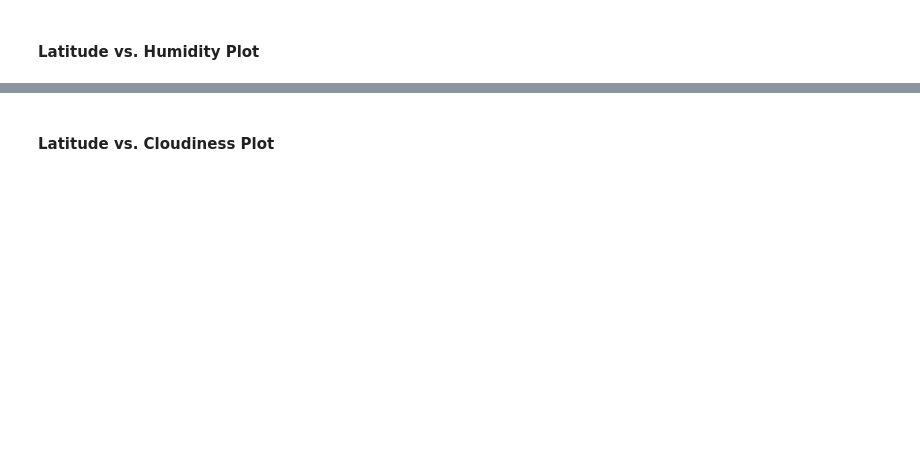
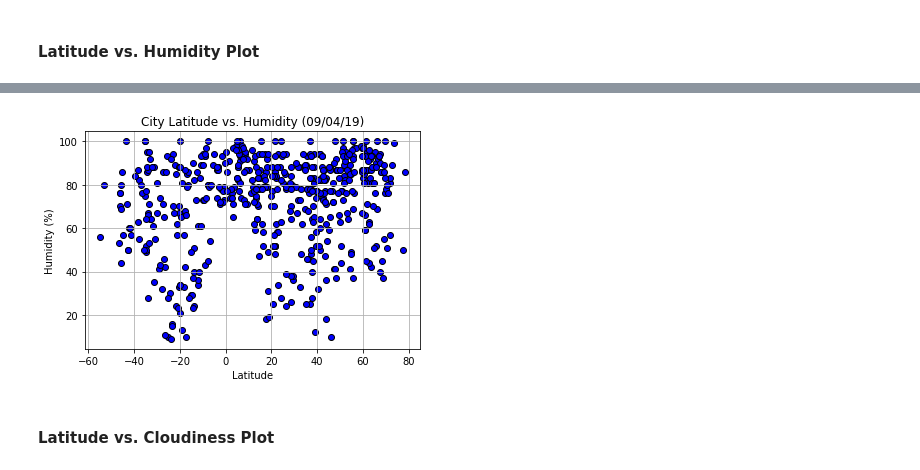
Before and after one commit to dfirestone73/PythonAPIs, a Jupyter notebook: starter_code/WeatherPy.ipynb, the cells around one changed output, grey strips where cells are left out. Drawn from its saved outputs; the diff is of its cells as text; code cells hidden in the pictures; blank space fills up the shorter version.

```diff
--- a/starter_code/WeatherPy.ipynb
+++ b/starter_code/WeatherPy.ipynb
@@ -253,2 +277,20 @@ ValueError: could not convert string to float:
+# %%
+x_axis=weatherDF['Lat']
+y_axis=weatherDF['Humidity']
+plt.xlabel("Latitude")
+plt.ylabel("Humidity (%)")
+
+plt.scatter(x_axis,
+             y_axis,
+             marker='o',
+             facecolors='blue',
+             edgecolors="black"
+             )
+
+plt.title('City Latitude vs. Humidity (09/04/19)')
+plt.grid()
+plt.savefig('Humidity.png')
+# %% [output]
+[figure, added]
 # %% [markdown]
 #### Latitude vs. Cloudiness Plot
```
Also changed, not shown: parts of 19 cells of this notebook, 5 other files.
